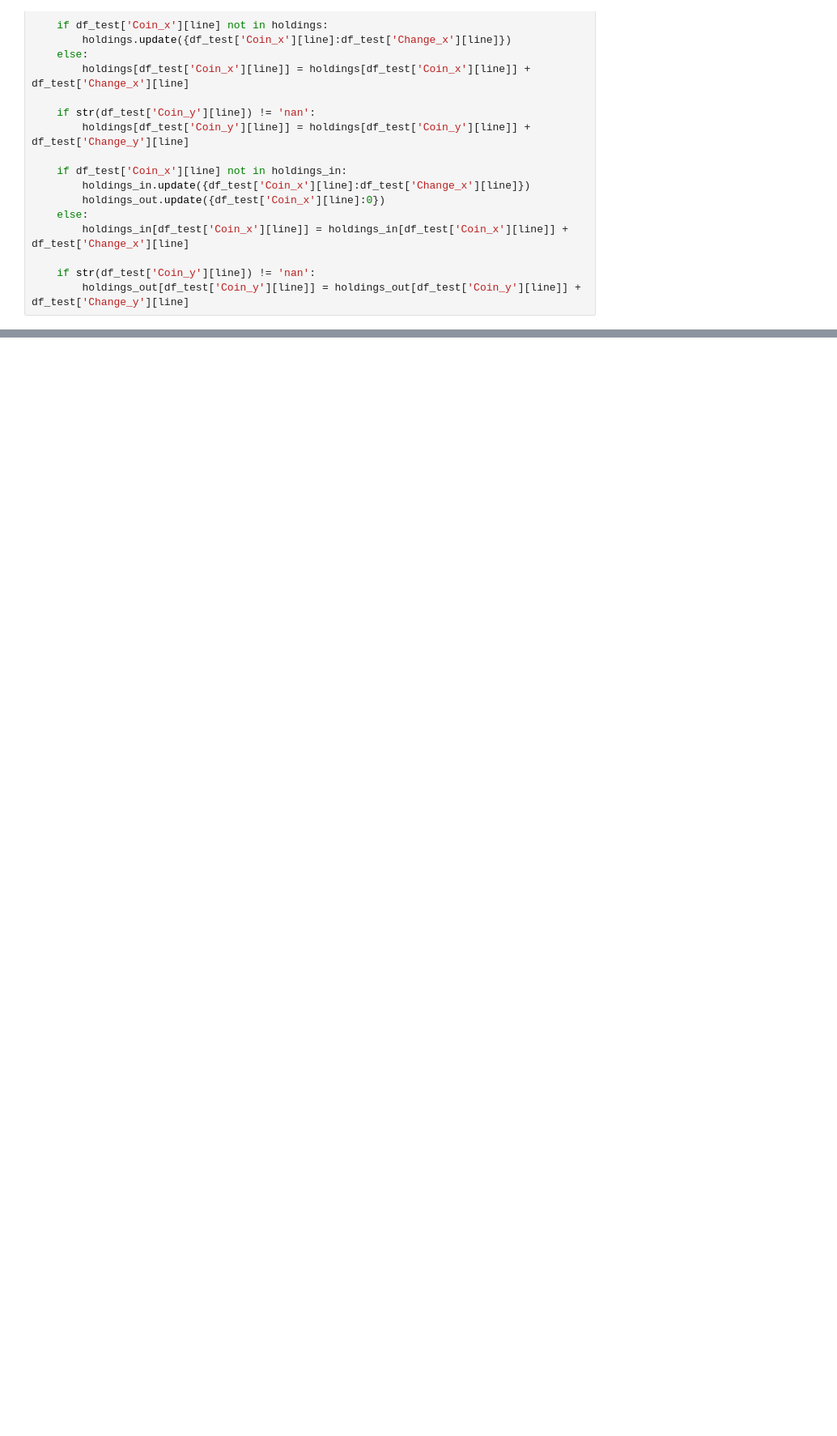
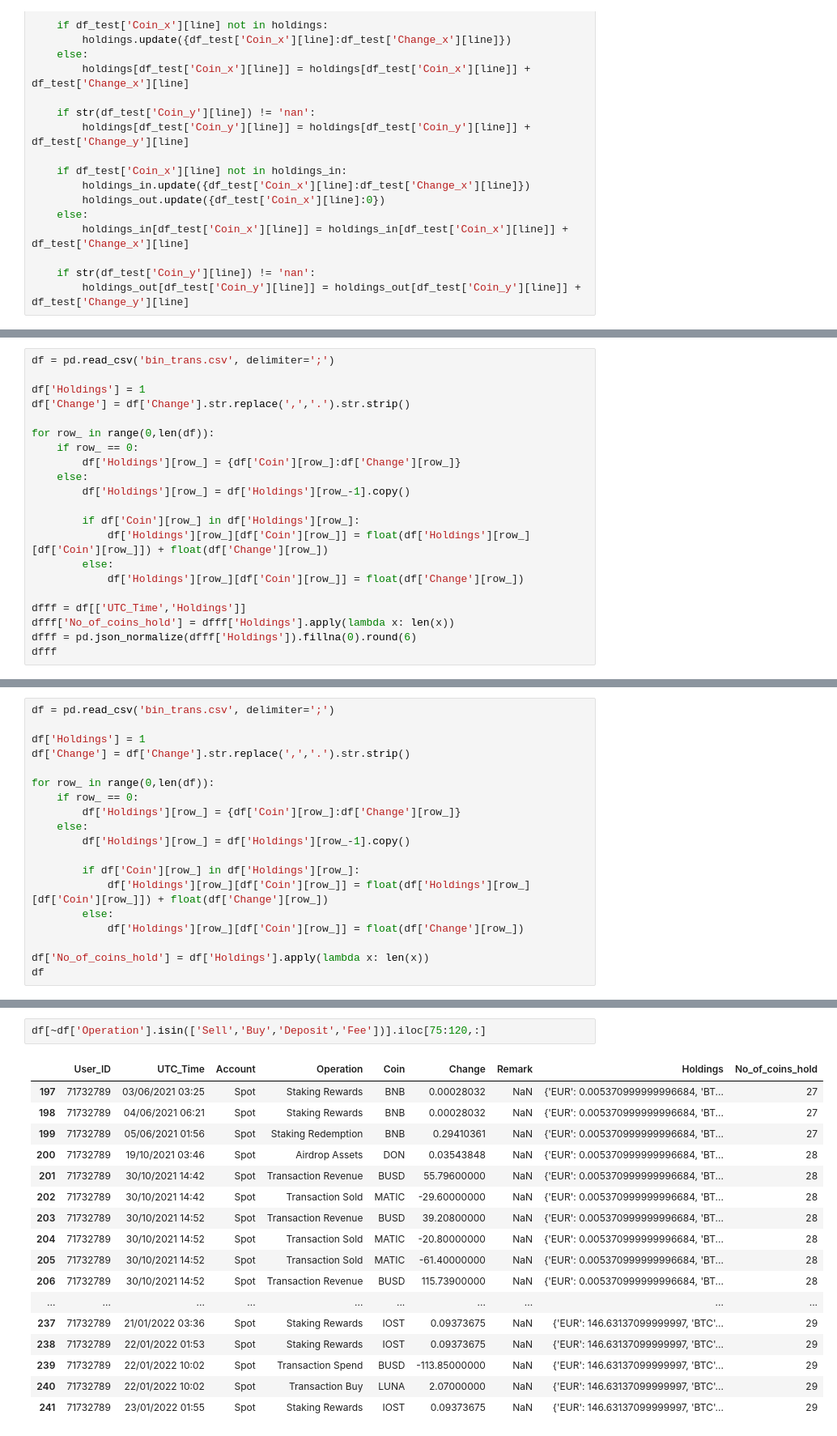
Before and after one commit to MyGoDisR/transaction_analysis_v2, a Jupyter notebook: binance_trans.ipynb, the cells around one changed output, grey strips where cells are left out. Shown at 81% size. Cells and saved outputs as stored; diff of their text form; blank space fills up the shorter version.

```diff
--- a/binance_trans.ipynb
+++ b/binance_trans.ipynb
@@ -293,0 +346,21 @@ holdings = {}
+# %%
+df = pd.read_csv('bin_trans.csv', delimiter=';')
+
+df['Holdings'] = 1
+df['Change'] = df['Change'].str.replace(',','.').str.strip()
+
+for row_ in range(0,len(df)):
+    if row_ == 0:
+        df['Holdings'][row_] = {df['Coin'][row_]:df['Change'][row_]}
+    else:
+        df['Holdings'][row_] = df['Holdings'][row_-1].copy()
+
+        if df['Coin'][row_] in df['Holdings'][row_]:
+            df['Holdings'][row_][df['Coin'][row_]] = float(df['Holdings'][row_][df['Coin'][row_]]) + float(df['Change'][row_])
+        else:
+            df['Holdings'][row_][df['Coin'][row_]] = float(df['Change'][row_])
+
+dfff = df[['UTC_Time','Holdings']]
+dfff['No_of_coins_hold'] = dfff['Holdings'].apply(lambda x: len(x))
+dfff = pd.json_normalize(dfff['Holdings']).fillna(0).round(6)
+dfff
@@ -293,0 +400,19 @@ holdings = {}
+# %%
+df = pd.read_csv('bin_trans.csv', delimiter=';')
+
+df['Holdings'] = 1
+df['Change'] = df['Change'].str.replace(',','.').str.strip()
+
+for row_ in range(0,len(df)):
+    if row_ == 0:
+        df['Holdings'][row_] = {df['Coin'][row_]:df['Change'][row_]}
+    else:
+        df['Holdings'][row_] = df['Holdings'][row_-1].copy()
+
+        if df['Coin'][row_] in df['Holdings'][row_]:
+            df['Holdings'][row_][df['Coin'][row_]] = float(df['Holdings'][row_][df['Coin'][row_]]) + float(df['Change'][row_])
+        else:
+            df['Holdings'][row_][df['Coin'][row_]] = float(df['Change'][row_])
+
+df['No_of_coins_hold'] = df['Holdings'].apply(lambda x: len(x))
+df
@@ -293,0 +455,20 @@ holdings = {}
+# %%
+df[~df['Operation'].isin(['Sell','Buy','Deposit','Fee'])].iloc[75:120,:]
+# %% [output]
+|  | User_ID | UTC_Time | Account | Operation | Coin | Change | Remark | Holdings | No_of_coins_hold |
+| 197 | 71732789 | 03/06/2021 03:25 | Spot | Staking Rewards | BNB | 0.00028032 | NaN | {'EUR': 0.005370999999996684, 'BT... | 27 |
+| 198 | 71732789 | 04/06/2021 06:21 | Spot | Staking Rewards | BNB | 0.00028032 | NaN | {'EUR': 0.005370999999996684, 'BT... | 27 |
+| 199 | 71732789 | 05/06/2021 01:56 | Spot | Staking Redemption | BNB | 0.29410361 | NaN | {'EUR': 0.005370999999996684, 'BT... | 27 |
+| 200 | 71732789 | 19/10/2021 03:46 | Spot | Airdrop Assets | DON | 0.03543848 | NaN | {'EUR': 0.005370999999996684, 'BT... | 28 |
+| 201 | 71732789 | 30/10/2021 14:42 | Spot | Transaction Revenue | BUSD | 55.79600000 | NaN | {'EUR': 0.005370999999996684, 'BT... | 28 |
+| 202 | 71732789 | 30/10/2021 14:42 | Spot | Transaction Sold | MATIC | -29.60000000 | NaN | {'EUR': 0.005370999999996684, 'BT... | 28 |
+| 203 | 71732789 | 30/10/2021 14:52 | Spot | Transaction Revenue | BUSD | 39.20800000 | NaN | {'EUR': 0.005370999999996684, 'BT... | 28 |
+| 204 | 71732789 | 30/10/2021 14:52 | Spot | Transaction Sold | MATIC | -20.80000000 | NaN | {'EUR': 0.005370999999996684, 'BT... | 28 |
+| 205 | 71732789 | 30/10/2021 14:52 | Spot | Transaction Sold | MATIC | -61.40000000 | NaN | {'EUR': 0.005370999999996684, 'BT... | 28 |
+| 206 | 71732789 | 30/10/2021 14:52 | Spot | Transaction Revenue | BUSD | 115.73900000 | NaN | {'EUR': 0.005370999999996684, 'BT... | 28 |
+| ... | ... | ... | ... | ... | ... | ... | ... | ... | ... |
+| 237 | 71732789 | 21/01/2022 03:36 | Spot | Staking Rewards | IOST | 0.09373675 | NaN | {'EUR': 146.63137099999997, 'BTC'... | 29 |
+| 238 | 71732789 | 22/01/2022 01:53 | Spot | Staking Rewards | IOST | 0.09373675 | NaN | {'EUR': 146.63137099999997, 'BTC'... | 29 |
+| 239 | 71732789 | 22/01/2022 10:02 | Spot | Transaction Spend | BUSD | -113.85000000 | NaN | {'EUR': 146.63137099999997, 'BTC'... | 29 |
+| 240 | 71732789 | 22/01/2022 10:02 | Spot | Transaction Buy | LUNA | 2.07000000 | NaN | {'EUR': 146.63137099999997, 'BTC'... | 29 |
+| 241 | 71732789 | 23/01/2022 01:55 | Spot | Staking Rewards | IOST | 0.09373675 | NaN | {'EUR': 146.63137099999997, 'BTC'... | 29 |
```
Also changed, not shown: parts of 48 cells of this notebook, 20 other files.
